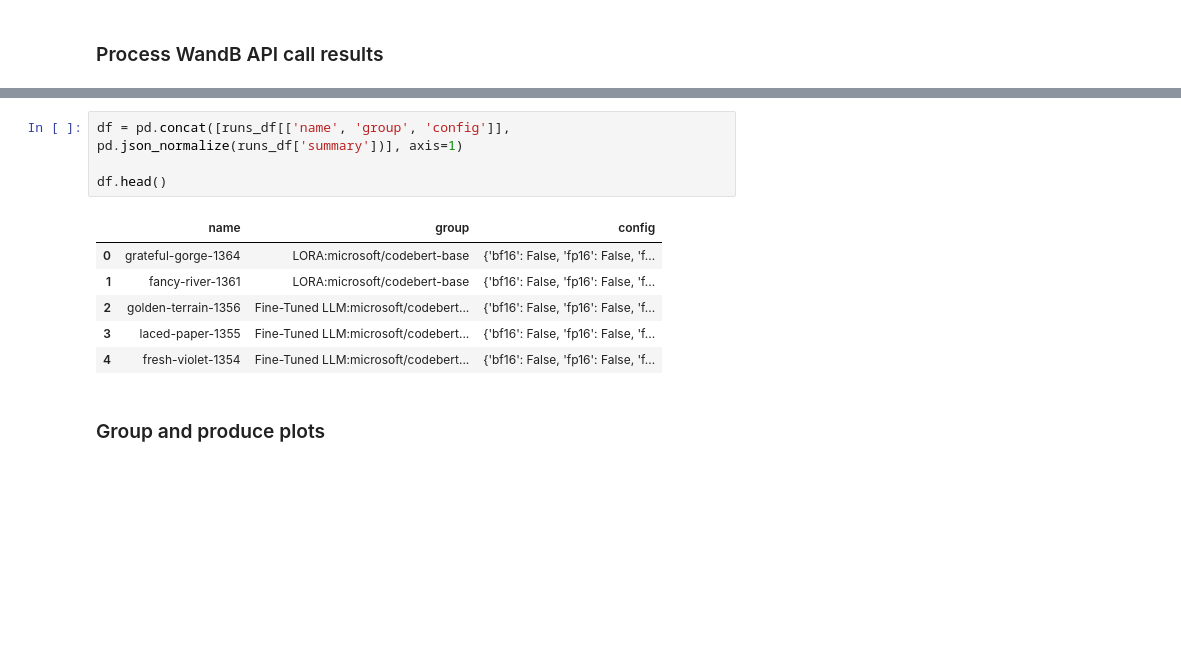
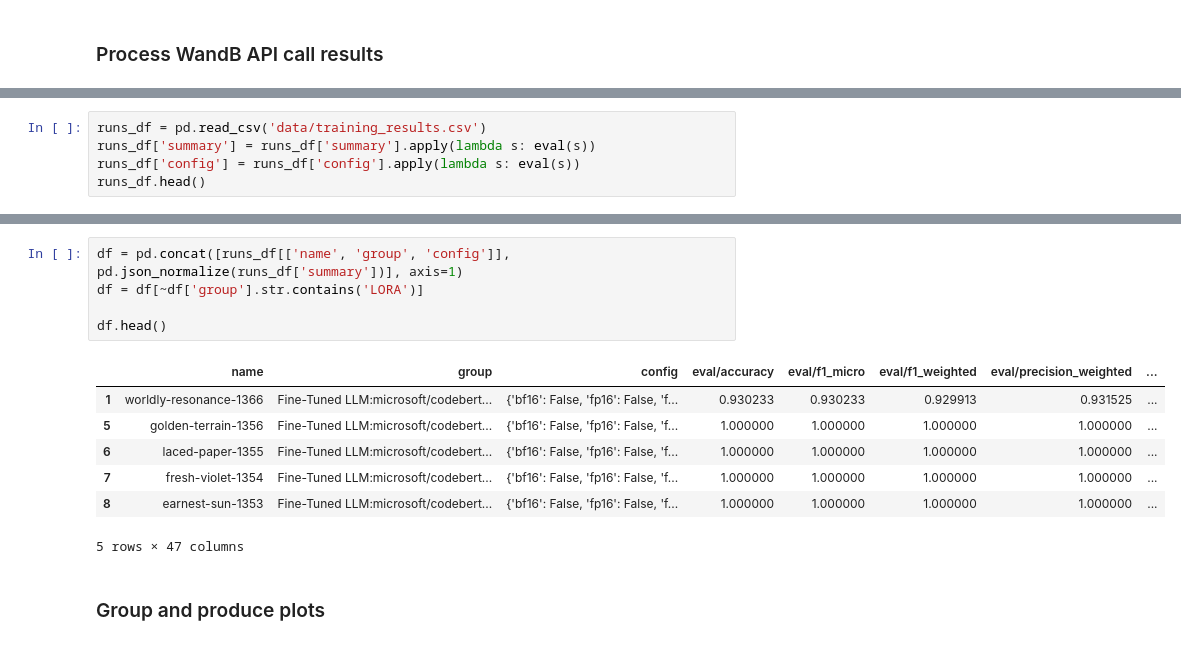
Before and after one commit to m-messer/Grading-Documentation-with-Machine-Learning, a Jupyter notebook: results.ipynb, the cells around one changed output, grey strips where cells are left out. Saved outputs shown, nothing was run; the diff lists cells and outputs as text; blank space fills up the shorter version.

Commit message:
PHD-565 Filtered out LORA and fixed loading from file

```diff
--- a/results.ipynb
+++ b/results.ipynb
@@ -49,0 +49,5 @@ runs_df = pd.read_csv('data/training_results.csv')
+# %%
+runs_df = pd.read_csv('data/training_results.csv')
+runs_df['summary'] = runs_df['summary'].apply(lambda s: eval(s))
+runs_df['config'] = runs_df['config'].apply(lambda s: eval(s))
+runs_df.head()
@@ -50,14 +61,16 @@ runs_df = pd.read_csv('data/training_results.csv')
 # %%
 df = pd.concat([runs_df[['name', 'group', 'config']], pd.json_normalize(runs_df['summary'])], axis=1)
+df = df[~df['group'].str.contains('LORA')]
 
 df.head()
 # %% [output]
-|  | name | group | config |
-| 0 | grateful-gorge-1364 | LORA:microsoft/codebert-base | {'bf16': False, 'fp16': False, 'f... |
-| 1 | fancy-river-1361 | LORA:microsoft/codebert-base | {'bf16': False, 'fp16': False, 'f... |
-| 2 | golden-terrain-1356 | Fine-Tuned LLM:microsoft/codebert... | {'bf16': False, 'fp16': False, 'f... |
-| 3 | laced-paper-1355 | Fine-Tuned LLM:microsoft/codebert... | {'bf16': False, 'fp16': False, 'f... |
-| 4 | fresh-violet-1354 | Fine-Tuned LLM:microsoft/codebert... | {'bf16': False, 'fp16': False, 'f... |
+|  | name | group | config | eval/accuracy | eval/f1_micro | eval/f1_weighted | eval/precision_weighted | ... |
+| 1 | worldly-resonance-1366 | Fine-Tuned LLM:microsoft/codebert... | {'bf16': False, 'fp16': False, 'f... | 0.930233 | 0.930233 | 0.929913 | 0.931525 | ... |
+| 5 | golden-terrain-1356 | Fine-Tuned LLM:microsoft/codebert... | {'bf16': False, 'fp16': False, 'f... | 1.000000 | 1.000000 | 1.000000 | 1.000000 | ... |
+| 6 | laced-paper-1355 | Fine-Tuned LLM:microsoft/codebert... | {'bf16': False, 'fp16': False, 'f... | 1.000000 | 1.000000 | 1.000000 | 1.000000 | ... |
+| 7 | fresh-violet-1354 | Fine-Tuned LLM:microsoft/codebert... | {'bf16': False, 'fp16': False, 'f... | 1.000000 | 1.000000 | 1.000000 | 1.000000 | ... |
+| 8 | earnest-sun-1353 | Fine-Tuned LLM:microsoft/codebert... | {'bf16': False, 'fp16': False, 'f... | 1.000000 | 1.000000 | 1.000000 | 1.000000 | ... |
+5 rows × 47 columns
 # %% [markdown]
 ### Group and produce plots
 # %%
```
Also changed, not shown: parts of 11 cells of this notebook, 5 other files.
